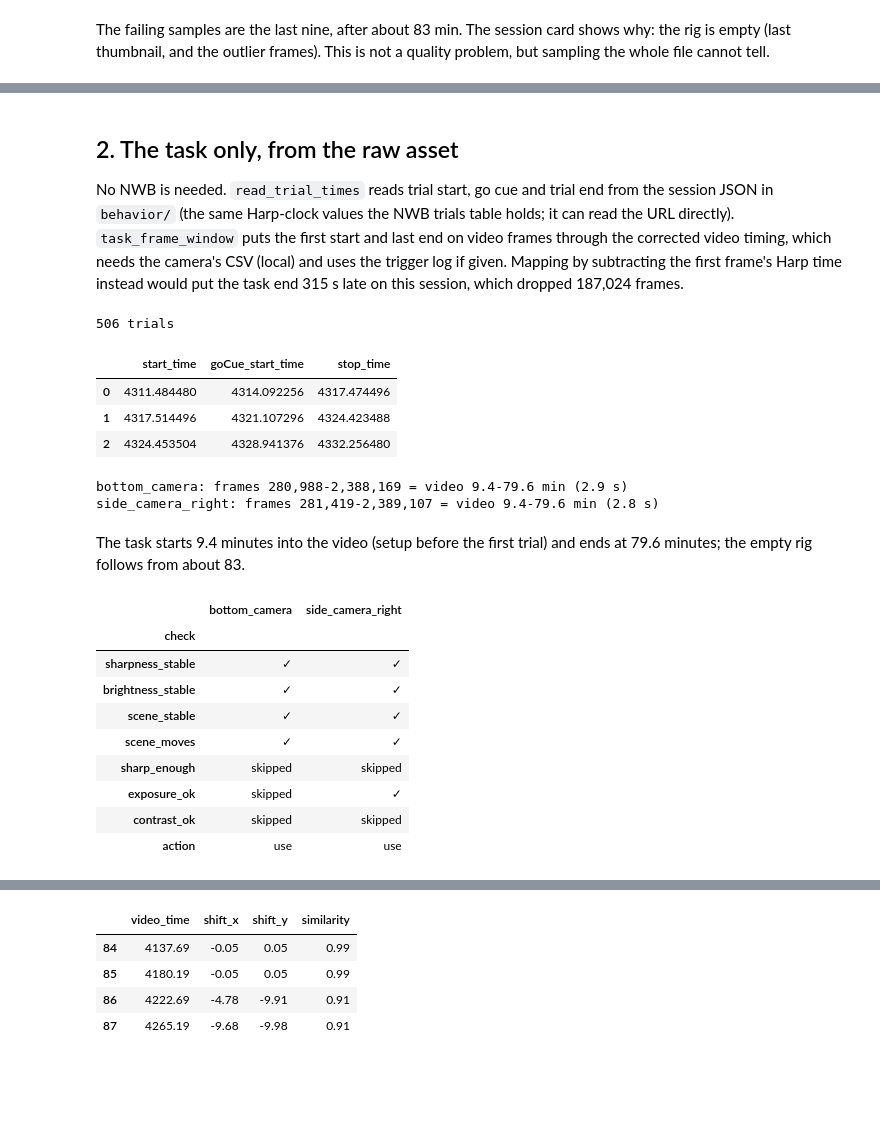
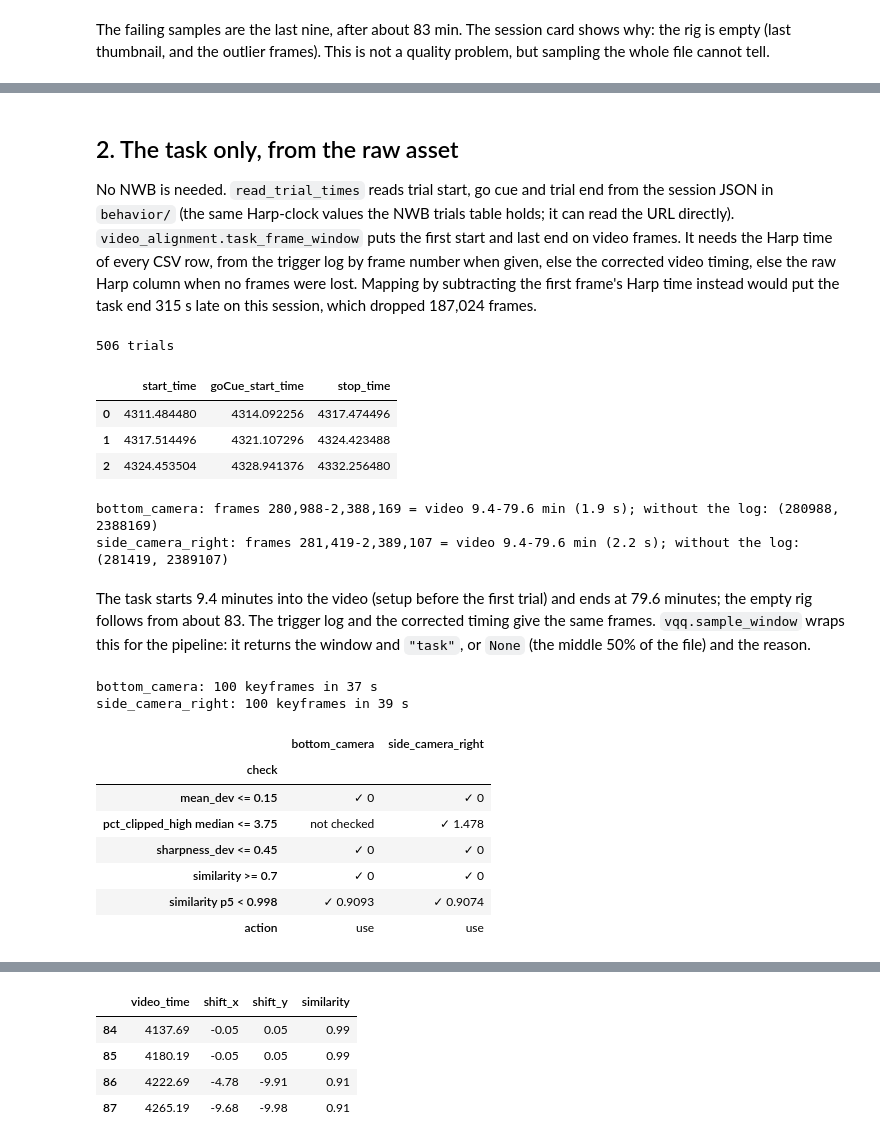
Before and after one commit to AllenNeuralDynamics/aind-dynamic-foraging-behavior-video-analysis, a Jupyter notebook: examples/video_quality_qc_validation.ipynb, the cells around one changed output, grey strips where cells are left out. Cells and saved outputs as stored; diff of their text form; code cells hidden in the pictures; blank space fills up the shorter version.

```diff
--- a/examples/video_quality_qc_validation.ipynb
+++ b/examples/video_quality_qc_validation.ipynb
@@ -32,7 +32,10 @@ import pandas as pd
 
 from aind_dynamic_foraging_behavior_video_analysis import video_quality_qc as vqq
 from aind_dynamic_foraging_behavior_video_analysis import video_quality_report as vqr
-from aind_dynamic_foraging_behavior_video_analysis.video_alignment import read_trial_times
+from aind_dynamic_foraging_behavior_video_analysis.video_alignment import (
+    read_trial_times,
+    task_frame_window,
+)
 
 plt.rcParams["figure.dpi"] = 60  # keep the executed notebook small
 
@@ -53,16 +56,21 @@ def fetch(key):
     return path
 
 
-def cell(row):
-    if row["passed"] is None:
-        return "skipped"
-    return "✓" if row["passed"] else "✗ " + row["message"]
+def run(url, camera, window):
+    # Sample, measure and check one camera: (frames, samples, checks).
+    t = time.perf_counter()
+    frames, samples, color_range = vqq.sample_keyframes(url, window)
+    samples = vqq.measure(frames, samples, color_range)
+    print(f"{camera}: {len(samples)} keyframes in {time.perf_counter() - t:.0f} s")
+    return frames, samples, vqq.run_checks(samples, camera)
 
 
 def check_table(results):
+    # One column per camera: observed value per check, ✗ where it failed.
     table = pd.DataFrame({
-        cam: checks.set_index("check").apply(cell, axis=1)
-        for cam, (qc, checks) in results.items()
+        cam: checks.set_index("check").apply(
+            lambda r: f"{'✓' if r.passed else '✗'} {r.observed:.4g}", axis=1)
+        for cam, (_, _, checks) in results.items()
     })
-    table.loc["action"] = {cam: vqq.quality_action(c) for cam, (_, c) in results.items()}
-    return table
+    table.loc["action"] = {cam: vqq.quality_action(c) for cam, (_, _, c) in results.items()}
+    return table.fillna("not checked")
@@ -75,7 +93,4 @@ check; the level checks are skipped because no thresholds exist yet.
 # %%
-whole = {}
-for cam, url in CAMERAS.items():
-    qc = vqq.measure_video_quality(url)
-    whole[cam] = (qc, vqq.check_video_quality(qc, camera=cam))
+whole = {cam: run(url, cam, (0, 10**9)) for cam, url in CAMERAS.items()}
 check_table(whole)
 # %% [output]
@@ -115,11 +130,13 @@ fig = vqr.session_card(qc, checks, f"{SESSION} bottom_camera")
 
 No NWB is needed. `read_trial_times` reads trial start, go cue and trial
 end from the session JSON in `behavior/` (the same Harp-clock values the
-NWB trials table holds; it can read the URL directly). `task_frame_window`
-puts the first start and last end on video frames through the corrected
-video timing, which needs the camera's CSV (local) and uses the trigger log
-if given. Mapping by subtracting the first frame's Harp time instead would
-put the task end 315 s late on this session, which dropped 187,024 frames.
+NWB trials table holds; it can read the URL directly).
+`video_alignment.task_frame_window` puts the first start and last end on
+video frames. It needs the Harp time of every CSV row, from the trigger log
+by frame number when given, else the corrected video timing, else the raw
+Harp column when no frames were lost. Mapping by subtracting the first
+frame's Harp time instead would put the task end 315 s late on this
+session, which dropped 187,024 frames.
 # %%
 behavior_json = f"{ASSET}/behavior/816212_2025-12-05_13-47-41.json"
 trials = read_trial_times(behavior_json)
@@ -137,30 +154,30 @@ windows = {}
 for cam in CAMERAS:
     csv = fetch(f"behavior-videos/{cam}.csv")
     t = time.perf_counter()
-    windows[cam] = vqq.task_frame_window(behavior_json, csv, trigger_log)
+    windows[cam] = task_frame_window(behavior_json, csv, trigger_log)
     start, end = windows[cam]
     print(f"{cam}: frames {start:,}-{end:,} = video {start / 500 / 60:.1f}-{end / 500 / 60:.1f} min "
-          f"({time.perf_counter() - t:.1f} s)")
+          f"({time.perf_counter() - t:.1f} s); without the log: {task_frame_window(behavior_json, csv)}")
 # %% [output]
-bottom_camera: frames 280,988-2,388,169 = video 9.4-79.6 min (2.9 s)
-side_camera_right: frames 281,419-2,389,107 = video 9.4-79.6 min (2.8 s)
+bottom_camera: frames 280,988-2,388,169 = video 9.4-79.6 min (1.9 s); without the log: (280988, 2388169)
+side_camera_right: frames 281,419-2,389,107 = video 9.4-79.6 min (2.2 s); without the log: (281419, 2389107)
 # %% [markdown]
 The task starts 9.4 minutes into the video (setup before the first
-trial) and ends at 79.6 minutes; the empty rig follows from about 83.
+trial) and ends at 79.6 minutes; the empty rig follows from about 83. The
+trigger log and the corrected timing give the same frames.
+`vqq.sample_window` wraps this for the pipeline: it returns the window and
+`"task"`, or `None` (the middle 50% of the file) and the reason.
 # %%
-task = {}
-for cam, url in CAMERAS.items():
-    qc = vqq.measure_video_quality(url, frame_window=windows[cam])
-    task[cam] = (qc, vqq.check_video_quality(qc, camera=cam))
+task = {cam: run(url, cam, windows[cam]) for cam, url in CAMERAS.items()}
 check_table(task)
 # %% [output]
+bottom_camera: 100 keyframes in 37 s
+side_camera_right: 100 keyframes in 39 s
 |  | bottom_camera | side_camera_right |
 | check |  |  |
-| sharpness_stable | ✓ | ✓ |
-| brightness_stable | ✓ | ✓ |
-| scene_stable | ✓ | ✓ |
-| scene_moves | ✓ | ✓ |
-| sharp_enough | skipped | skipped |
-| exposure_ok | skipped | ✓ |
-| contrast_ok | skipped | skipped |
+| mean_dev <= 0.15 | ✓ 0 | ✓ 0 |
+| pct_clipped_high median <= 3.75 | not checked | ✓ 1.478 |
+| sharpness_dev <= 0.45 | ✓ 0 | ✓ 0 |
+| similarity >= 0.7 | ✓ 0 | ✓ 0 |
+| similarity p5 < 0.998 | ✓ 0.9093 | ✓ 0.9074 |
 | action | use | use |
```
Also changed, not shown: parts of 15 cells of this notebook, 3 other files.
